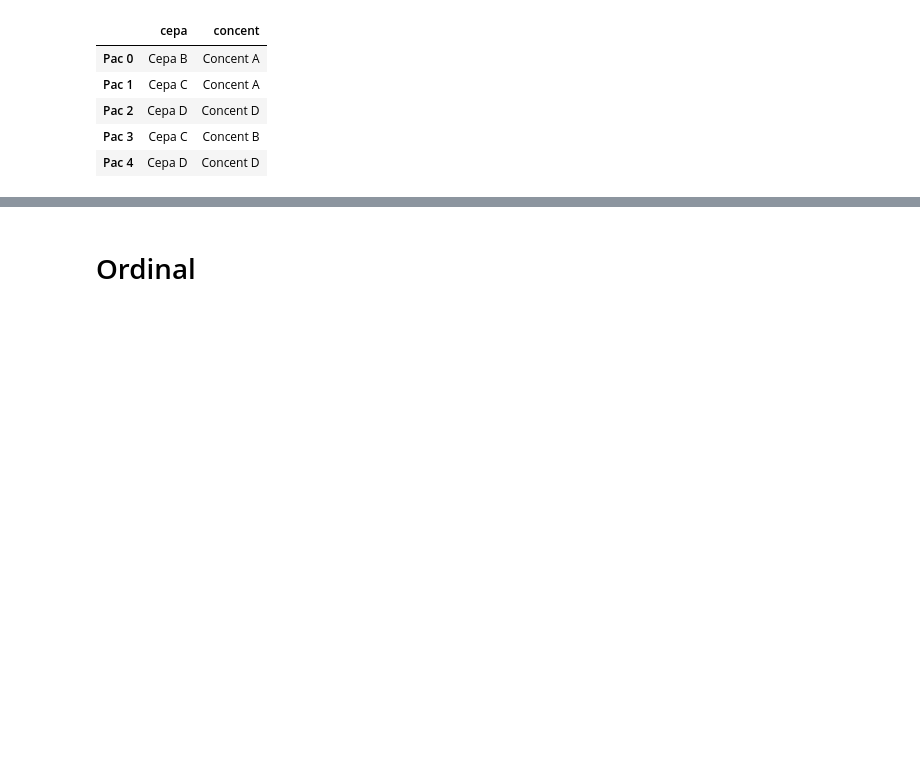
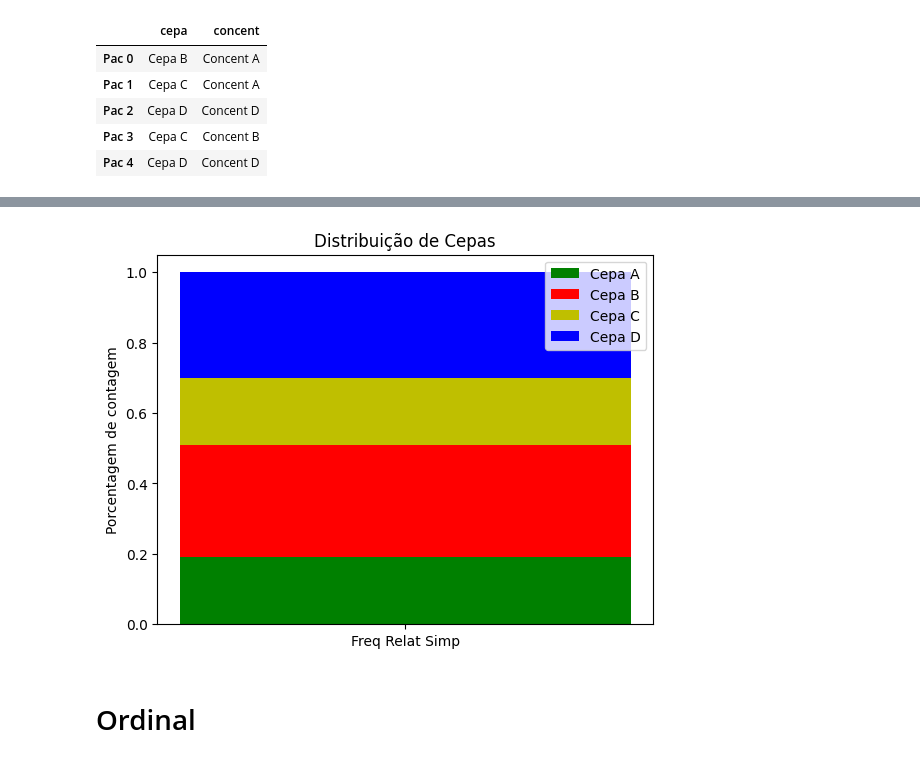
Before and after one commit to Laboratorio-de-Analise-de-Dados/disciplina_python_basico, a Jupyter notebook: dev/script/aulas/práticas/13-VariáveisQualitativas.ipynb, the cells around one changed output, grey strips where cells are left out. Saved outputs shown, nothing was run; the diff lists cells and outputs as text; code cells hidden in the pictures; blank space fills up the shorter version.

```diff
--- a/dev/script/aulas/práticas/13-VariáveisQualitativas.ipynb
+++ b/dev/script/aulas/práticas/13-VariáveisQualitativas.ipynb
@@ -46,3 +89,17 @@ dados_nominal.head()
+# %%
+coluna = df_nominal.columns[1]  # Assuming 'Freq Relat Simpl' is the second column
+a, b, c, d, _ = df_nominal[coluna].values
+
+plt.bar(coluna, a, color='g')
+plt.bar(coluna, b, color='r', bottom=a)
+plt.bar(coluna, c, color='y', bottom=a+b)
+plt.bar(coluna, d, color='b', bottom=a+b+c)
+plt.legend(df_nominal[coluna].index)
+plt.ylabel('Porcentagem de contagem')
+plt.title('Distribuição de Cepas')
+plt.show()
+# %% [output]
+[figure, added]
 # %% [markdown]
 # Ordinal
 # %%
```
Also changed, not shown: parts of 16 cells of this notebook, 3 other files.
